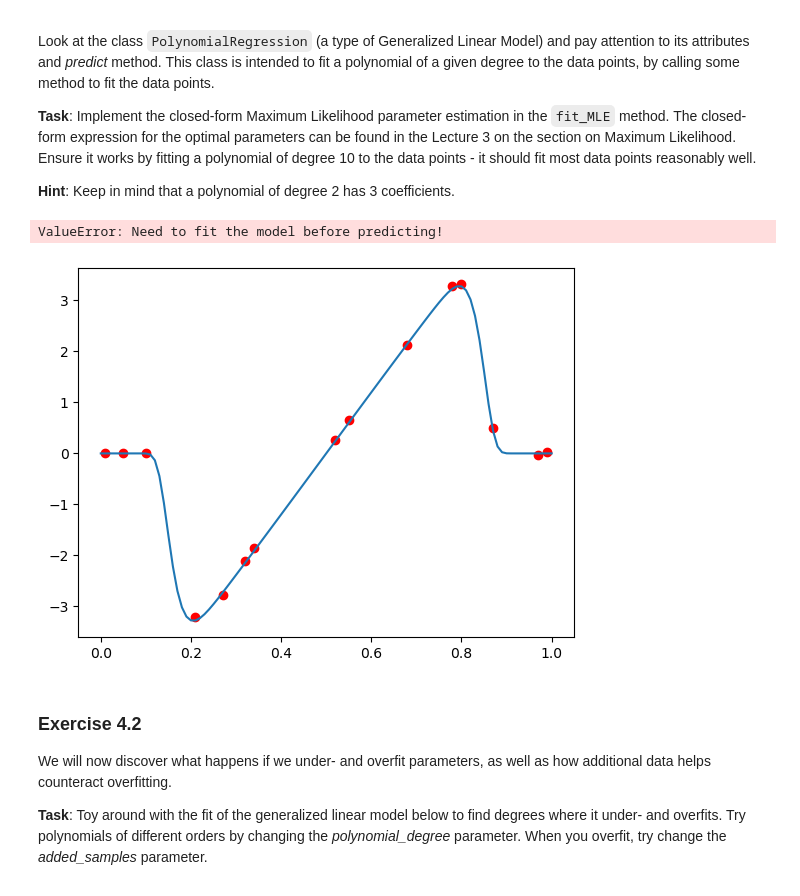
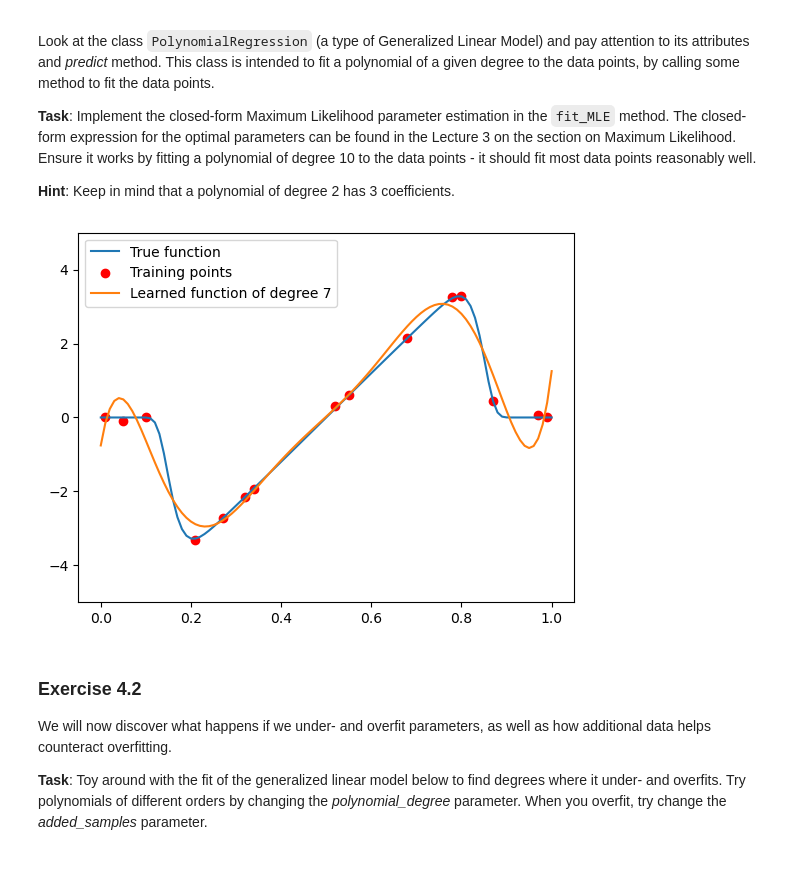
Before and after one commit to Nr755/EDAN96, a Jupyter notebook: lab2/lab2_intro_math.ipynb, the cells around one changed output. Cells and saved outputs as stored; diff of their text form; code cells hidden in the pictures.

```diff
--- a/lab2/lab2_intro_math.ipynb
+++ b/lab2/lab2_intro_math.ipynb
@@ -694,7 +693,8 @@ class PolynomialRegression:
         """
         # EXPECTED SPACE FOR STUDENT CODE - START
 
-        # here, you fit the weights closed-form according to MLE
+        X = np.power(X[:, np.newaxis], np.arange(self.degree+1))
+        self.weights = np.linalg.inv(X.T @ X) @ X.T @ y
 
         # EXPECTED SPACE FOR STUDENT CODE - END
 
@@ -729,28 +729,27 @@ class PolynomialRegression:
         for i in range(self.degree):
             print('Coeff. theta^{}:   {:.2f}'.format(i, self.weights[i]))
 # %%
-polynomial_degree = 3
+polynomial_degree = 7
 
 pr = PolynomialRegression(polynomial_degree)
 
 X_eval = np.array([0.01, 0.05, 0.1, 0.21, 0.27, 0.32, 0.34, 0.52, 0.55, 0.68, 0.78, 0.80, 0.87, 0.97, 0.99])
 # calling noisy_function will sample new noise for each point!
 y_eval = noisy_function(X_eval)
 pr.fit_MLE(X_eval, y_eval)
 
 # Plotting
 X_plot = np.linspace(-0.0, 1.0, 101)
 fig3_1, ax3_1 = plt.subplots()
 ax3_1.plot(X_plot, true_function(X_plot), label='True function')
 
 ax3_1.scatter(X_eval, y_eval, c='r', label='Training points')
 ax3_1.plot(X_plot, pr.predict(X_plot), label=f'Learned function of degree {polynomial_degree}')
 ax3_1.set_ylim(-5, 5)
 ax3_1.legend()
 plt.show()
 # %% [output]
-ValueError: Need to fit the model before predicting!
-[figure, old version]
+[figure, new version]
 # %% [markdown]
 ### Exercise 4.2
 We will now discover what happens if we under- and overfit parameters, as well as how additional data helps counteract overfitting.
```
Also changed, not shown: parts of 9 cells of this notebook.
